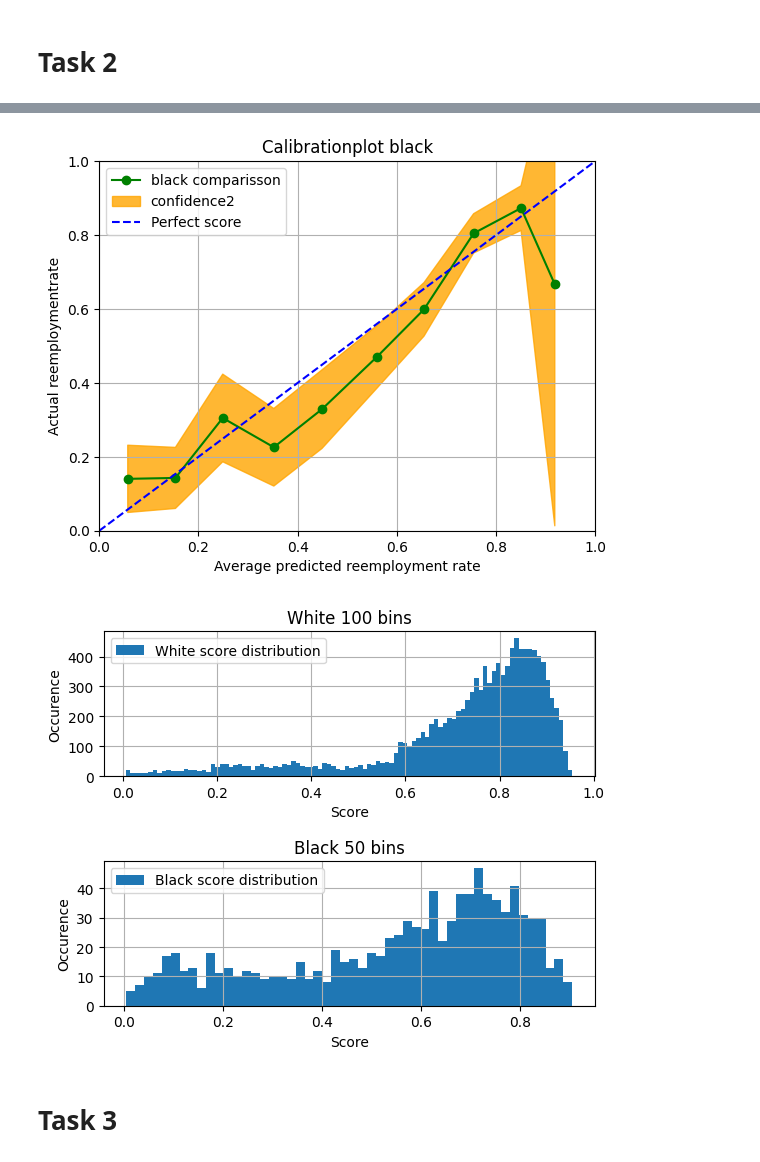
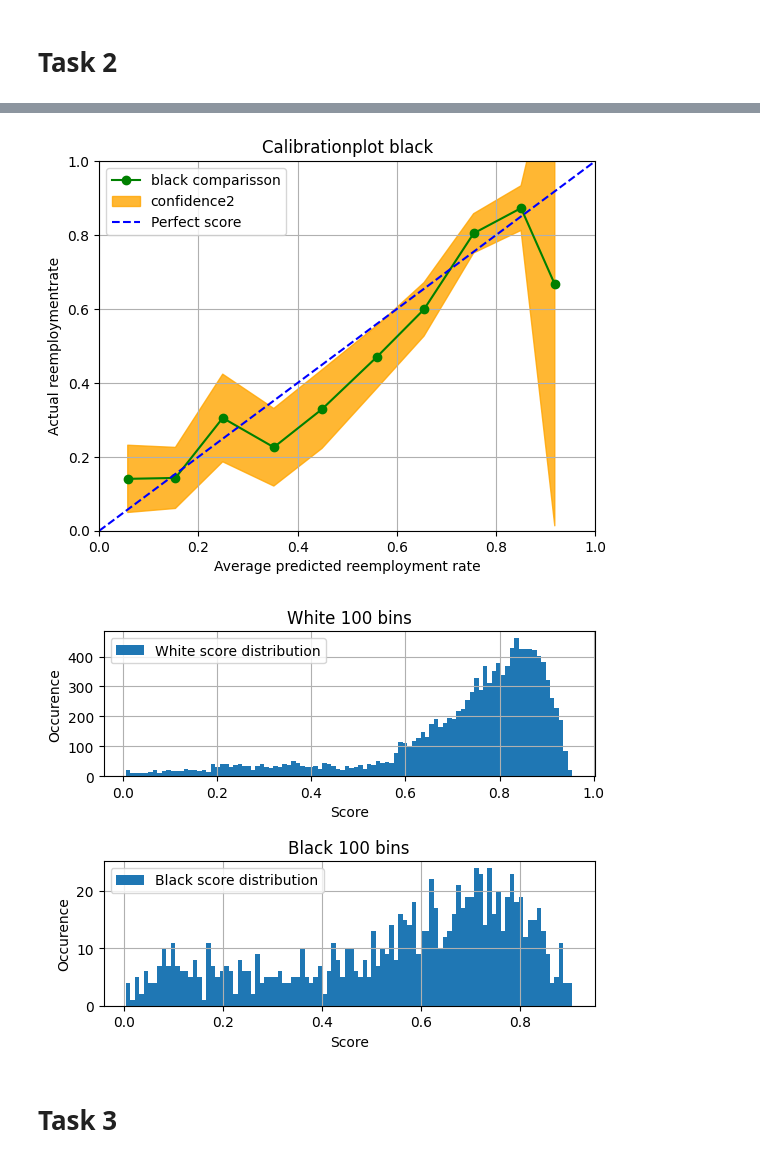
Before and after one commit to mavonarx/ai2, a Jupyter notebook: Case_Study.ipynb, the cells around one changed output, grey strips where cells are left out. Drawn from its saved outputs; the diff is of its cells as text; code cells hidden in the pictures.

```diff
--- a/Case_Study.ipynb
+++ b/Case_Study.ipynb
@@ -33,6 +33,12 @@ training_horizon = '1-Year'
 deployment_state = 'PA'
 deployment_year = 2018
 deployment_horizon = '1-Year'
+
+task6 = False
+if task6:
+    training_state = deployment_state
+    training_year = deployment_year
+    training_horizon = deployment_horizon
 # %% [markdown]
 # Setup
 # %% [markdown]
@@ -281,21 +287,23 @@ p10_b = N10_b/B_w
 p11_b = N11_b/B_w
 
 # Plot distributions
+binsplot_w = 100
+binsplot_b = 100
 plt.figure(3)
 plt.subplot(211)
-plt.hist(scores_w,bins=100, label="White score distribution")
+plt.hist(scores_w,bins=binsplot_w, label="White score distribution")
 plt.grid()
 plt.legend()
-plt.title("White 100 bins")
+plt.title(f"White {binsplot_w} bins")
 plt.xlabel("Score")
 plt.ylabel("Occurence")
 plt.tight_layout(pad=3.0)
 
 plt.subplot(212)
-plt.hist(scores_b,bins=50, label="Black score distribution")
+plt.hist(scores_b,bins=100, label="Black score distribution")
 plt.grid()
 plt.legend()
-plt.title("Black 50 bins")
+plt.title(f"Black {binsplot_b} bins")
 plt.xlabel("Score")
 plt.ylabel("Occurence")
 
@@ -317,34 +325,34 @@ print("True positive rate black: ", p11_b/(p01_b+p11_b), "\n")
 print("False negative rate white: ", p01_w/(p01_w+p11_w))
 print("False negative rate black: ", p01_b/(p01_b+p11_b), "\n")
 
 # FPR
 print("False postivie rate white: ", p10_w/(p00_w+p10_w))
 print("False positive rate black: ", p10_b/(p00_b+p10_b), "\n")
 
 # TNR
 print("True negative rate white: ", p00_w/(p00_w+p10_w))
 print("True negative rate rate black: ", p00_b/(p00_b+p10_b), "\n")
 # %% [output]
 Baserate white:  0.8808467910635093
 Baserate black:  0.666323377960865
 
 Positive rate white:  0.7228683792151284
 positive rate black:  0.537590113285273
 
 True positive rate white:  0.7791393559418638
 True positive rate black:  0.6908809891808346
 
 False negative rate white:  0.22086064405813624
 False negative rate black:  0.30911901081916543
 
 False postivie rate white:  0.3068820224719101
 False positive rate black:  0.23148148148148145
 
 True negative rate white:  0.6931179775280898
 True negative rate rate black:  0.7685185185185185
 [figure]
 [figure]
-[figure, old version]
+[figure, new version]
 # %% [markdown]
 # Task 3
 # %%
```
Also changed, not shown: parts of 2 cells of this notebook, 2 other files.
